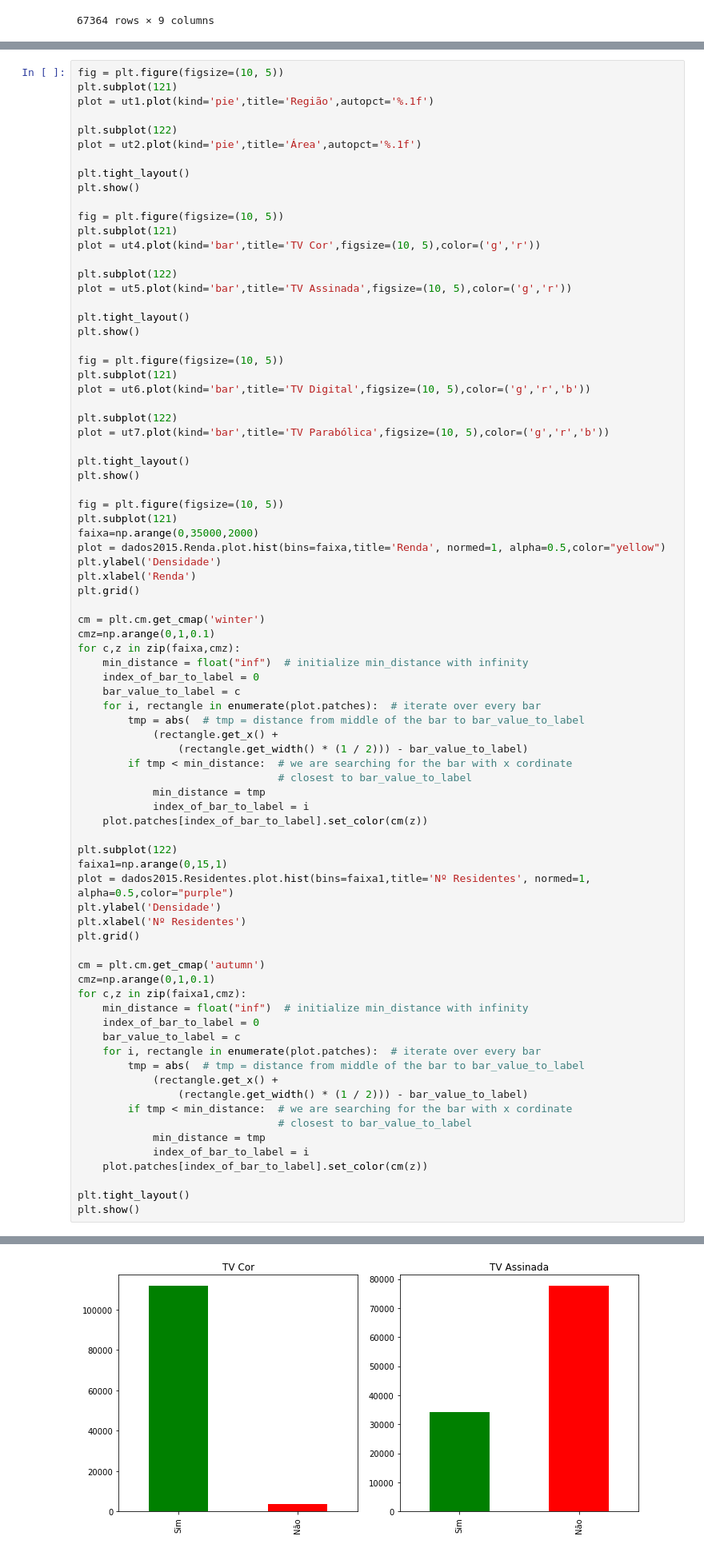
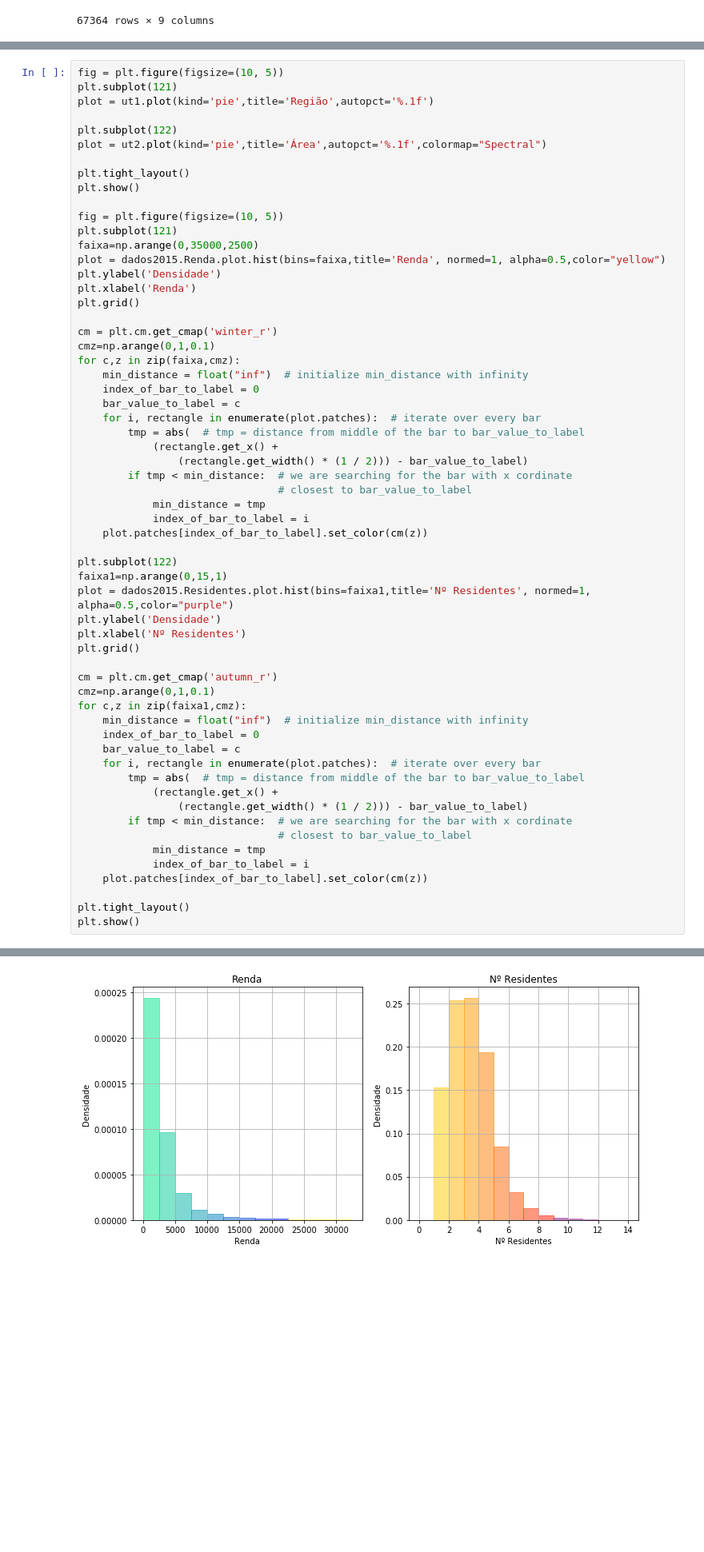
Before and after one commit to ThunderSly/CienciaDados, a Jupyter notebook: Projeto1 Layout.ipynb, the cells around one changed output, grey strips where cells are left out. Shown at 80% size. Drawn from its saved outputs; the diff is of its cells as text; blank space fills up the shorter version.

```diff
--- a/Projeto1 Layout.ipynb
+++ b/Projeto1 Layout.ipynb
@@ -384,40 +347,20 @@ plt.subplot(121)
 plot = ut1.plot(kind='pie',title='Região',autopct='%.1f')
 
 plt.subplot(122)
-plot = ut2.plot(kind='pie',title='Área',autopct='%.1f')
+plot = ut2.plot(kind='pie',title='Área',autopct='%.1f',colormap="Spectral")
 
 plt.tight_layout()
 plt.show()
 
 fig = plt.figure(figsize=(10, 5))
 plt.subplot(121)
-plot = ut4.plot(kind='bar',title='TV Cor',figsize=(10, 5),color=('g','r'))
-
-plt.subplot(122)
-plot = ut5.plot(kind='bar',title='TV Assinada',figsize=(10, 5),color=('g','r'))
-
-plt.tight_layout()
-plt.show()
-
-fig = plt.figure(figsize=(10, 5))
-plt.subplot(121)
-plot = ut6.plot(kind='bar',title='TV Digital',figsize=(10, 5),color=('g','r','b'))
-
-plt.subplot(122)
-plot = ut7.plot(kind='bar',title='TV Parabólica',figsize=(10, 5),color=('g','r','b'))
-
-plt.tight_layout()
-plt.show()
-
-fig = plt.figure(figsize=(10, 5))
-plt.subplot(121)
-faixa=np.arange(0,35000,2000)
+faixa=np.arange(0,35000,2500)
 plot = dados2015.Renda.plot.hist(bins=faixa,title='Renda', normed=1, alpha=0.5,color="yellow")
 plt.ylabel('Densidade')
 plt.xlabel('Renda')
 plt.grid()
 
-cm = plt.cm.get_cmap('winter')
+cm = plt.cm.get_cmap('winter_r')
 cmz=np.arange(0,1,0.1)
 for c,z in zip(faixa,cmz):
     min_distance = float("inf")  # initialize min_distance with infinity
@@ -440,7 +383,7 @@ plt.ylabel('Densidade')
 plt.xlabel('Nº Residentes')
 plt.grid()
 
-cm = plt.cm.get_cmap('autumn')
+cm = plt.cm.get_cmap('autumn_r')
 cmz=np.arange(0,1,0.1)
 for c,z in zip(faixa1,cmz):
     min_distance = float("inf")  # initialize min_distance with infinity
@@ -463 +406 @@ plt.show()
-[figure, old version]
+[figure, new version]
```
Also changed, not shown: parts of 85 cells of this notebook.
